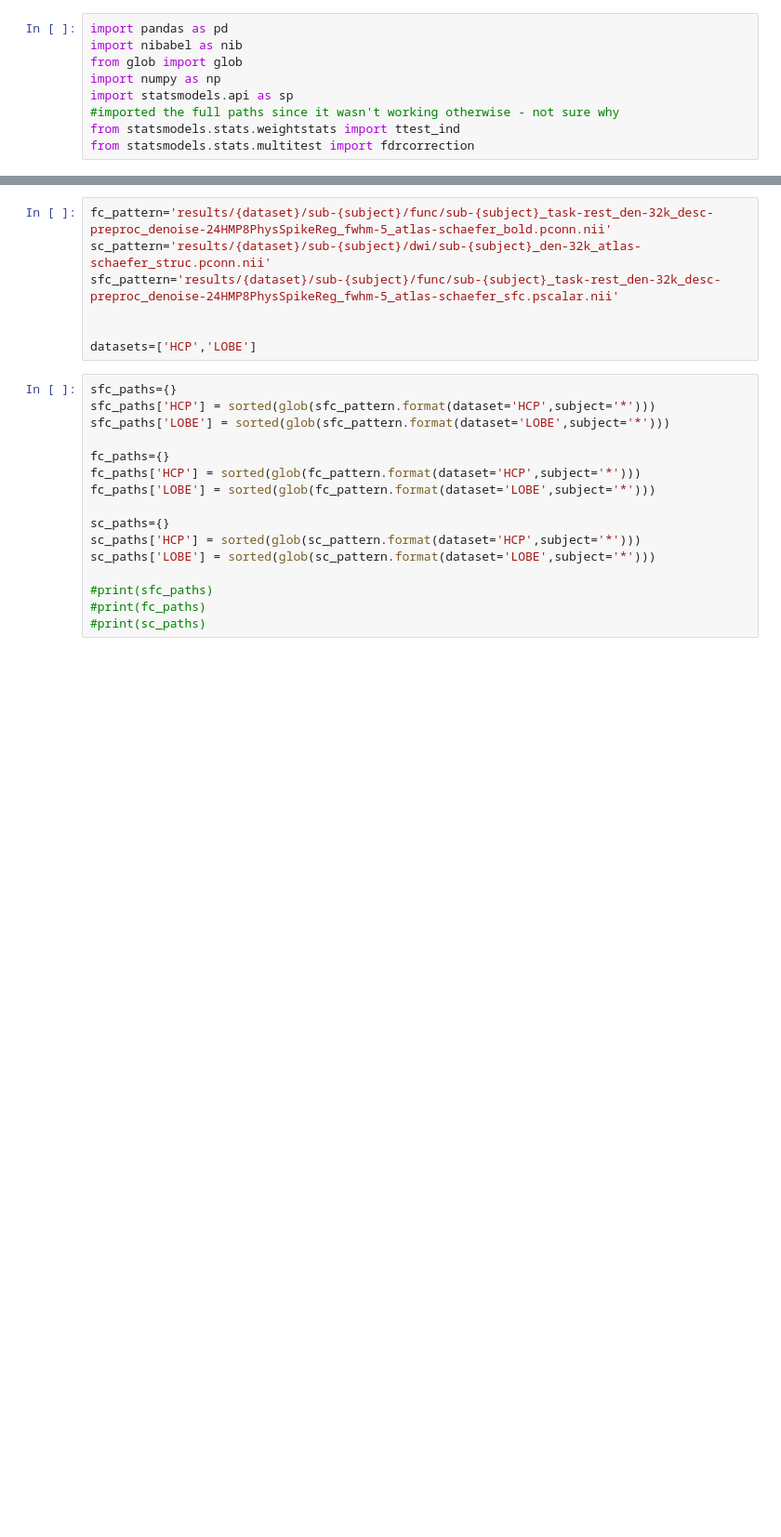
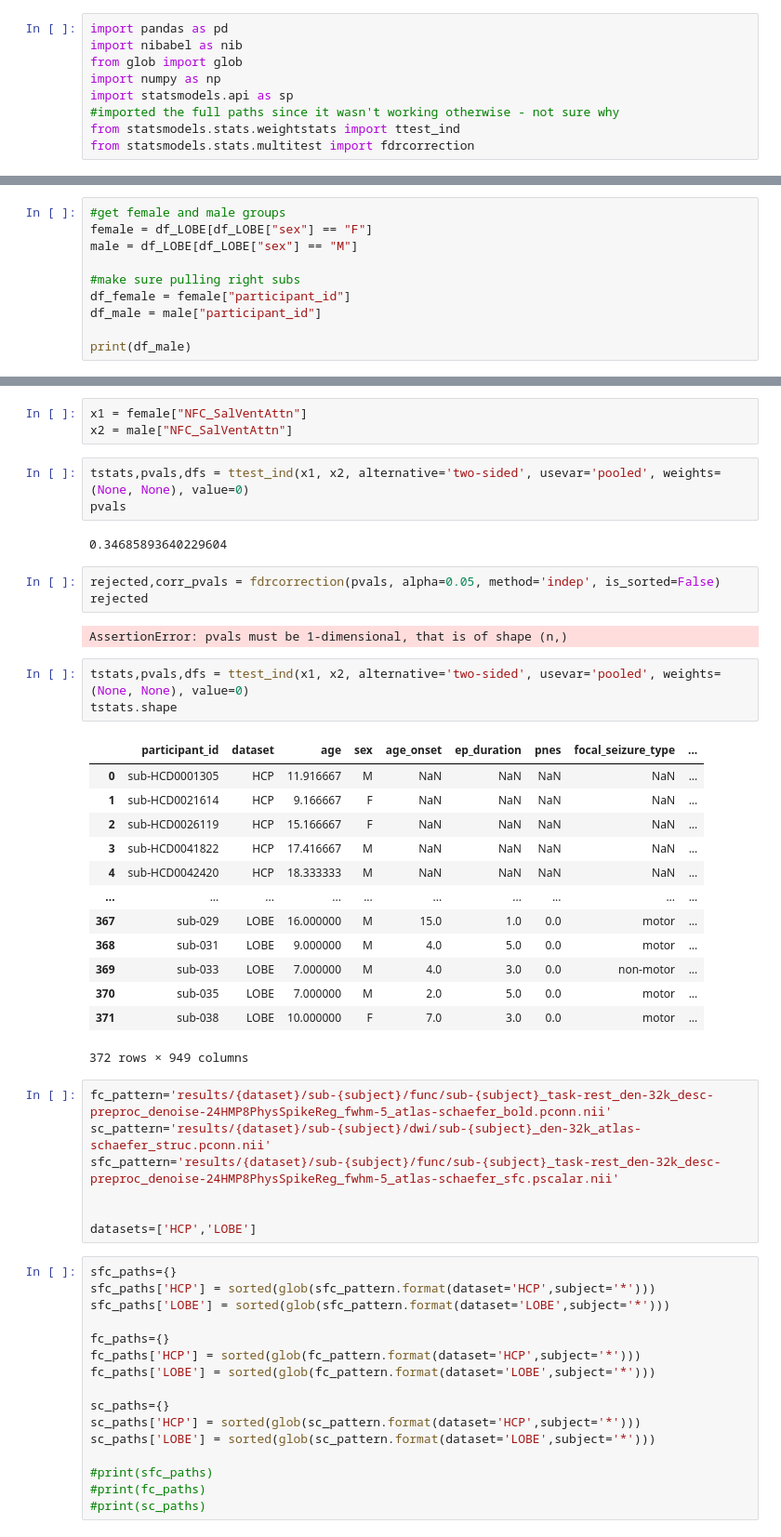
Before and after one commit to akhanf/LOBE_analysis, a Jupyter notebook: scratch_stats.ipynb, the cells around one changed output, grey strips where cells are left out. Shown at 93% size. Cells and saved outputs as stored; diff of their text form; blank space fills up the shorter version.

```diff
--- a/scratch_stats.ipynb
+++ b/scratch_stats.ipynb
@@ -9,0 +165,10 @@ from statsmodels.stats.multitest import fdrcorrection
+# %%
+#get female and male groups
+female = df_LOBE[df_LOBE["sex"] == "F"]
+male = df_LOBE[df_LOBE["sex"] == "M"]
+
+#make sure pulling right subs
+df_female = female["participant_id"]
+df_male = male["participant_id"]
+
+print(df_male)
@@ -10,3 +189,33 @@ from statsmodels.stats.multitest import fdrcorrection
+# %%
+x1 = female["NFC_SalVentAttn"]
+x2 = male["NFC_SalVentAttn"]
+# %%
+tstats,pvals,dfs = ttest_ind(x1, x2, alternative='two-sided', usevar='pooled', weights=(None, None), value=0)
+pvals
+# %% [output]
+0.34685893640229604
+# %%
+rejected,corr_pvals = fdrcorrection(pvals, alpha=0.05, method='indep', is_sorted=False)
+rejected
+# %% [output]
+AssertionError: pvals must be 1-dimensional, that is of shape (n,)
+# %%
+tstats,pvals,dfs = ttest_ind(x1, x2, alternative='two-sided', usevar='pooled', weights=(None, None), value=0)
+tstats.shape
+# %% [output]
+|  | participant_id | dataset | age | sex | age_onset | ep_duration | pnes | focal_seizure_type | ... |
+| 0 | sub-HCD0001305 | HCP | 11.916667 | M | NaN | NaN | NaN | NaN | ... |
+| 1 | sub-HCD0021614 | HCP | 9.166667 | F | NaN | NaN | NaN | NaN | ... |
+| 2 | sub-HCD0026119 | HCP | 15.166667 | F | NaN | NaN | NaN | NaN | ... |
+| 3 | sub-HCD0041822 | HCP | 17.416667 | M | NaN | NaN | NaN | NaN | ... |
+| 4 | sub-HCD0042420 | HCP | 18.333333 | M | NaN | NaN | NaN | NaN | ... |
+| ... | ... | ... | ... | ... | ... | ... | ... | ... | ... |
+| 367 | sub-029 | LOBE | 16.000000 | M | 15.0 | 1.0 | 0.0 | motor | ... |
+| 368 | sub-031 | LOBE | 9.000000 | M | 4.0 | 5.0 | 0.0 | motor | ... |
+| 369 | sub-033 | LOBE | 7.000000 | M | 4.0 | 3.0 | 0.0 | non-motor | ... |
+| 370 | sub-035 | LOBE | 7.000000 | M | 2.0 | 5.0 | 0.0 | motor | ... |
+| 371 | sub-038 | LOBE | 10.000000 | F | 7.0 | 3.0 | 0.0 | motor | ... |
+372 rows × 949 columns
 # %%
 fc_pattern='results/{dataset}/sub-{subject}/func/sub-{subject}_task-rest_den-32k_desc-preproc_denoise-24HMP8PhysSpikeReg_fwhm-5_atlas-schaefer_bold.pconn.nii'
 sc_pattern='results/{dataset}/sub-{subject}/dwi/sub-{subject}_den-32k_atlas-schaefer_struc.pconn.nii'
```
Also changed, not shown: parts of 16 cells of this notebook.
